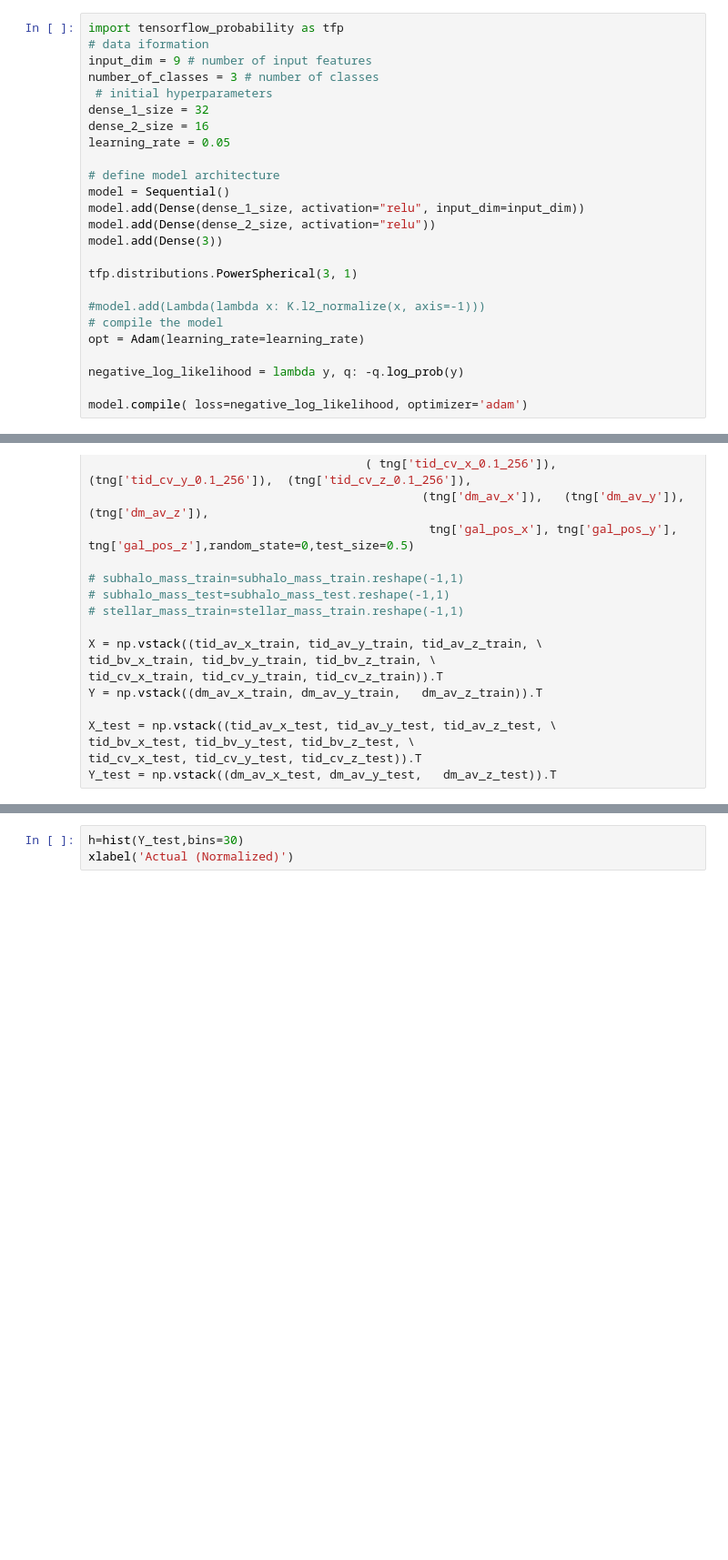
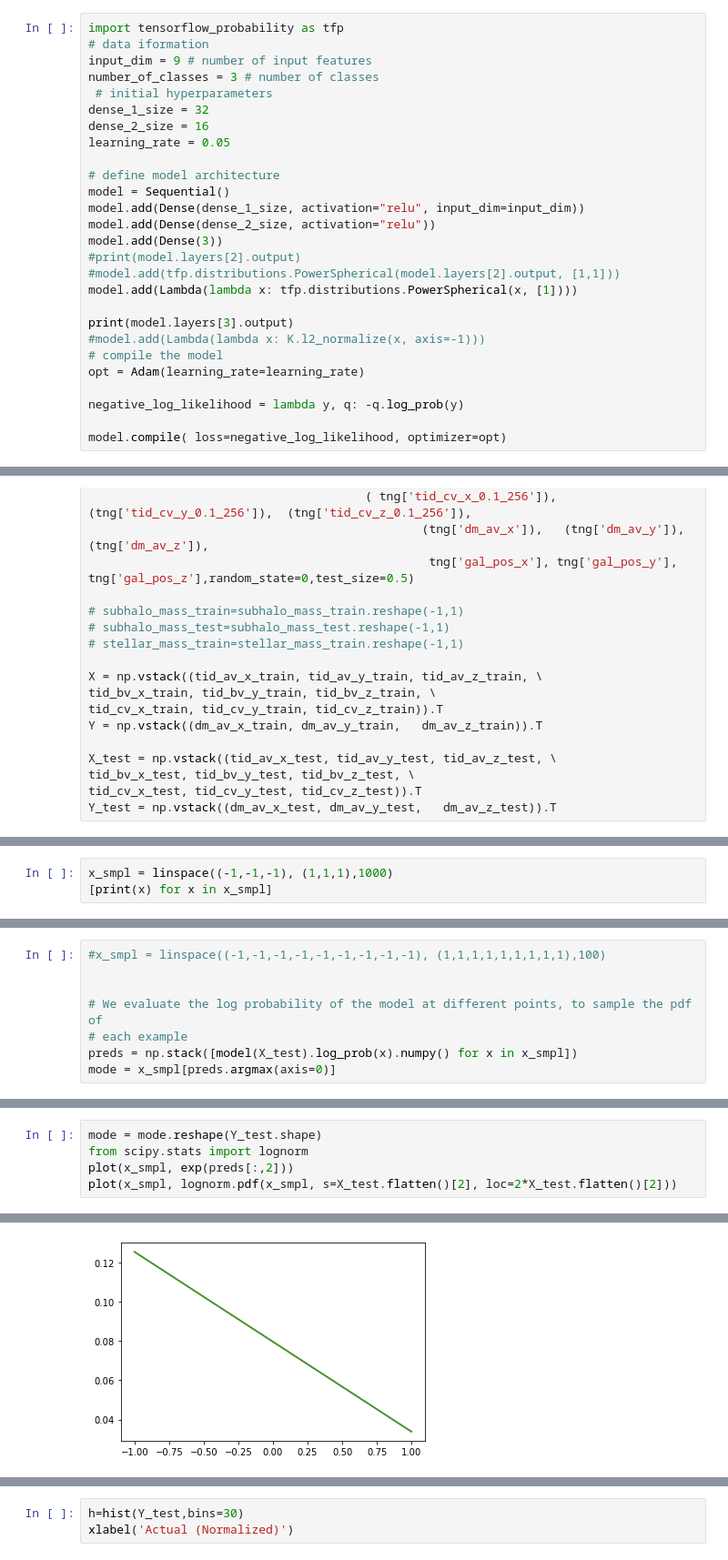
Before and after one commit to yesukhei-git/MLP_test_tidal_major, a Jupyter notebook: mlp_with_tidal-tf-Copy1.ipynb, the cells around one changed output, grey strips where cells are left out. Shown at 91% size. Drawn from its saved outputs; the diff is of its cells as text; blank space fills up the shorter version.

```diff
--- a/mlp_with_tidal-tf-Copy1.ipynb
+++ b/mlp_with_tidal-tf-Copy1.ipynb
@@ -56,13 +53,15 @@ model = Sequential()
 model.add(Dense(dense_1_size, activation="relu", input_dim=input_dim))
 model.add(Dense(dense_2_size, activation="relu"))
 model.add(Dense(3))
+#print(model.layers[2].output)
+#model.add(tfp.distributions.PowerSpherical(model.layers[2].output, [1,1]))
+model.add(Lambda(lambda x: tfp.distributions.PowerSpherical(x, [1])))
 
-tfp.distributions.PowerSpherical(3, 1)
-
+print(model.layers[3].output)
 #model.add(Lambda(lambda x: K.l2_normalize(x, axis=-1)))
 # compile the model
 opt = Adam(learning_rate=learning_rate)
 
 negative_log_likelihood = lambda y, q: -q.log_prob(y)
 
-model.compile( loss=negative_log_likelihood, optimizer='adam')
+model.compile( loss=negative_log_likelihood, optimizer=opt)
@@ -145,0 +145,3 @@ Y_pred = model.predict(X_test)
+# %%
+x_smpl = linspace((-1,-1,-1), (1,1,1),1000)
+[print(x) for x in x_smpl]
@@ -145,0 +187,8 @@ Y_pred = model.predict(X_test)
+# %%
+#x_smpl = linspace((-1,-1,-1,-1,-1,-1,-1,-1,-1), (1,1,1,1,1,1,1,1,1),100)
+
+
+# We evaluate the log probability of the model at different points, to sample the pdf of
+# each example
+preds = np.stack([model(X_test).log_prob(x).numpy() for x in x_smpl])
+mode = x_smpl[preds.argmax(axis=0)]
@@ -145,0 +199,6 @@ Y_pred = model.predict(X_test)
+# %%
+mode = mode.reshape(Y_test.shape)
+from scipy.stats import lognorm
+plot(x_smpl, exp(preds[:,2]))
+plot(x_smpl, lognorm.pdf(x_smpl, s=X_test.flatten()[2], loc=2*X_test.flatten()[2]))
+# %% [output]
@@ -146,3 +208,4 @@ Y_pred = model.predict(X_test)
+[figure, added]
 # %%
 h=hist(Y_pred,bins=30)
 xlabel('Predicted (Normalized)')
```
Also changed, not shown: parts of 10 cells of this notebook.
